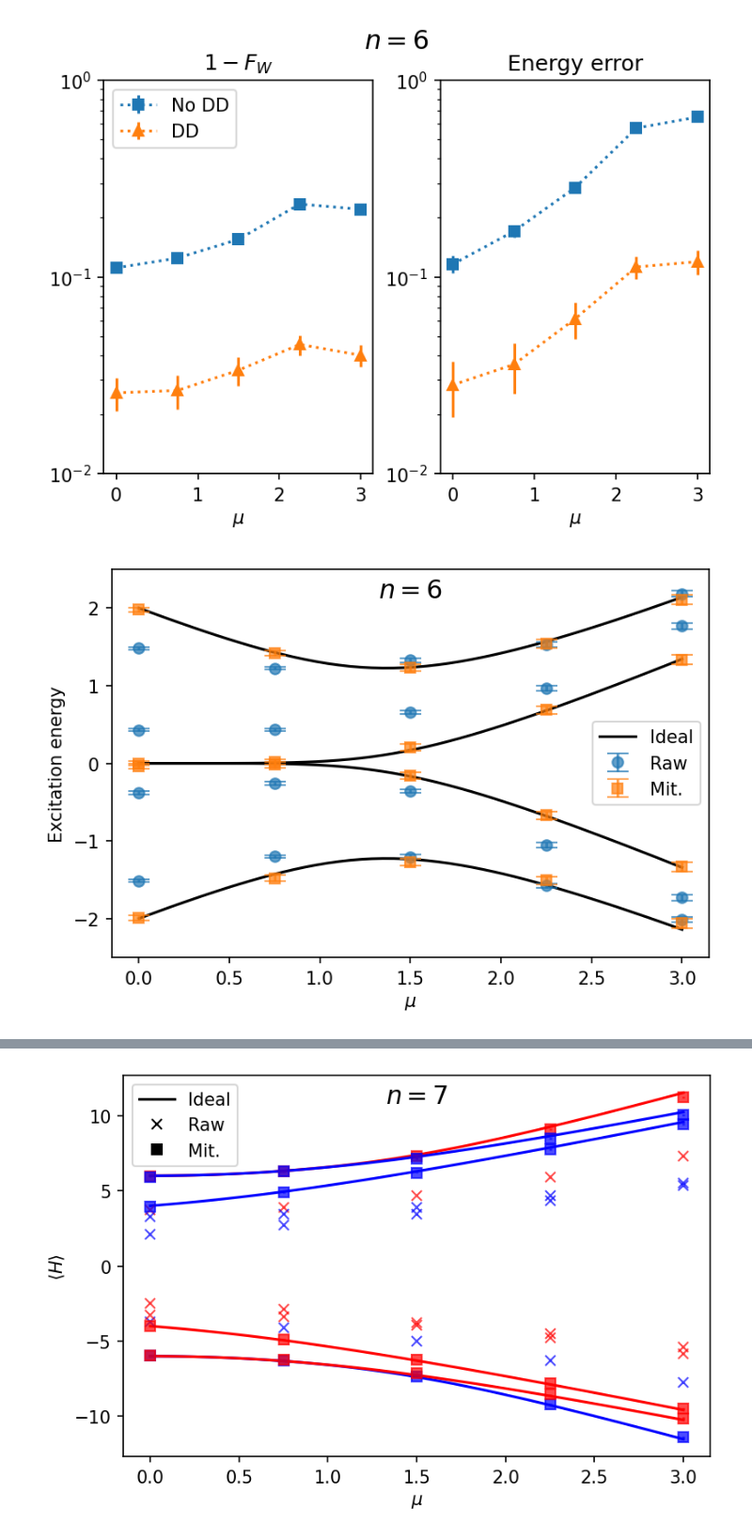
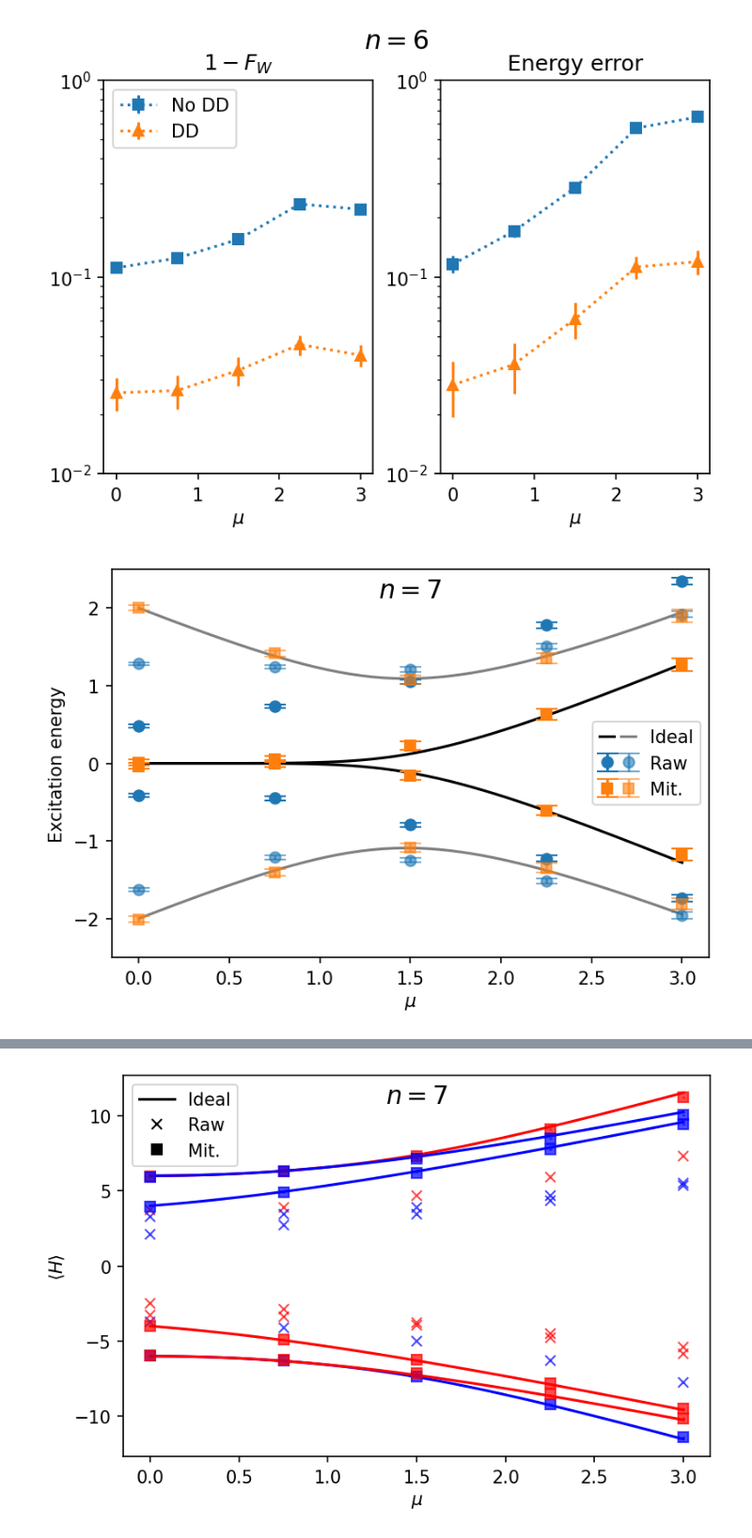
Before and after one commit to qiskit-community/qiskit-research, a Jupyter notebook: docs/mzm_generation/analysis.ipynb, the cells around one changed output, grey strips where cells are left out. Shown at 94% size. Cells and saved outputs as stored; diff of their text form; code cells hidden in the pictures.

```diff
--- a/docs/mzm_generation/analysis.ipynb
+++ b/docs/mzm_generation/analysis.ipynb
@@ -15,8 +15,8 @@ IBMQ.load_account()
 provider = IBMQ.get_provider(hub="ibm-q-internal", group="deployed", project="default")
 # %%
 # db_experiment_id = '20676939-0b16-4e86-ba4a-b0af9c10b3c0' # 8 qubits guadalupe (ok)
-# db_experiment_id = '960a6482-1a98-4509-96d3-2c46ac35b733' # 7 qubits guadalupe (good, dd only)
-db_experiment_id = "4bd5c93f-e6b9-458c-85c6-d3d005ddd9dd"  # 6 qubits guadalupe (good)
+db_experiment_id = '960a6482-1a98-4509-96d3-2c46ac35b733' # 7 qubits guadalupe (good, dd only)
+# db_experiment_id = "4bd5c93f-e6b9-458c-85c6-d3d005ddd9dd"  # 6 qubits guadalupe (good)
 
 # retrieve data
 data = ExperimentData.load(db_experiment_id, provider.service("experiment"))
@@ -237,62 +237,83 @@ prop_cycle = plt.rcParams["axes.prop_cycle"]
 colors = prop_cycle.by_key()["color"]
 capsize = 6
 
+ideal_lines = []
 for i, energies in enumerate(bdg_energy_exact[0]):
-    ax.plot(bdg_energy_exact[1], energies, color="black", label=None if i else "Ideal")
+    color = "gray" if i % 2 else "black"
+    ideal_lines.append(ax.plot(bdg_energy_exact[1], energies, color=color, label=None if i else "Ideal"))
 
 threshold = len(bdg_energy[dd_sequence]["raw"][0]) // 2
 raw_values, raw_stddev = bdg_energy[dd_sequence]["raw"]
 mit_values, mit_stddev = bdg_energy[dd_sequence]["pur"]
 
+raw_lines = []
+mit_lines = []
 for i in range(threshold):
-    error1 = ax.errorbar(
+    alpha = 1.0 if i == 0 else 0.6
+    raw1 = ax.errorbar(
         params.chemical_potential_values,
         raw_values[i],
         yerr=2 * raw_stddev[i],
         fmt="o",
         capsize=capsize,
         color=colors[0],
-        alpha=0.7,
+        alpha=alpha,
         label=None if i else "Raw",
     )
-    ax.errorbar(
+    raw2 = ax.errorbar(
         params.chemical_potential_values,
         raw_values[threshold + i],
         yerr=2 * raw_stddev[threshold + i],
         fmt="o",
         capsize=capsize,
         color=colors[0],
-        alpha=0.7,
+        alpha=alpha,
     )
-    error2 = ax.errorbar(
+    mit1 = ax.errorbar(
         params.chemical_potential_values,
         mit_values[i],
         yerr=2 * mit_stddev[i],
         fmt="s",
         capsize=capsize,
         color=colors[1],
-        alpha=0.7,
+        alpha=alpha,
         label=None if i else "Mit.",
     )
-    ax.errorbar(
+    mit2 = ax.errorbar(
         params.chemical_potential_values,
         mit_values[threshold + i],
         yerr=2 * mit_stddev[threshold + i],
         fmt="s",
         capsize=capsize,
         color=colors[1],
-        alpha=0.7,
+        alpha=alpha,
     )
+    raw_lines.append(raw1)
+    raw_lines.append(raw2)
+    mit_lines.append(mit1)
+    mit_lines.append(mit2)
 ax.set_xlabel(r"$\mu$")
 ax.set_ylabel(r"Excitation energy")
 ax.set_ylim(-2.5, 2.5)
-ax.legend(loc="center right")
+
+from matplotlib.legend_handler import HandlerLine2D, HandlerTuple
+p1, = ideal_lines[0]
+p2, = ideal_lines[1]
+q1 = raw_lines[0]
+q2 = raw_lines[2]
+r1 = mit_lines[0]
+r2 = mit_lines[2]
+ax.legend([(p1, p2), (q1, q2), (r1, r2)], ['Ideal', 'Raw', 'Mit.'],
+              numpoints=1,
+              handler_map={tuple: HandlerTuple(ndivide=None)})
+# ax.legend(loc="center right")
+
 ax.set_title(fr"$n = {params.n_modes}$", size='x-large', y=0.90)
 
 data.add_figures(fig, "bdg_energy", overwrite=True)
 plt.savefig(f"{PLOT_DIR}/bdg_energy_dd-{dd_sequence}_n{params.n_modes}.{filetype}")
 # %% [output]
-[figure, old version]
+[figure, new version]
 # %%
 ### plot site correlation
 prop_cycle = plt.rcParams["axes.prop_cycle"]
```
Also changed, not shown: parts of 5 cells of this notebook.
